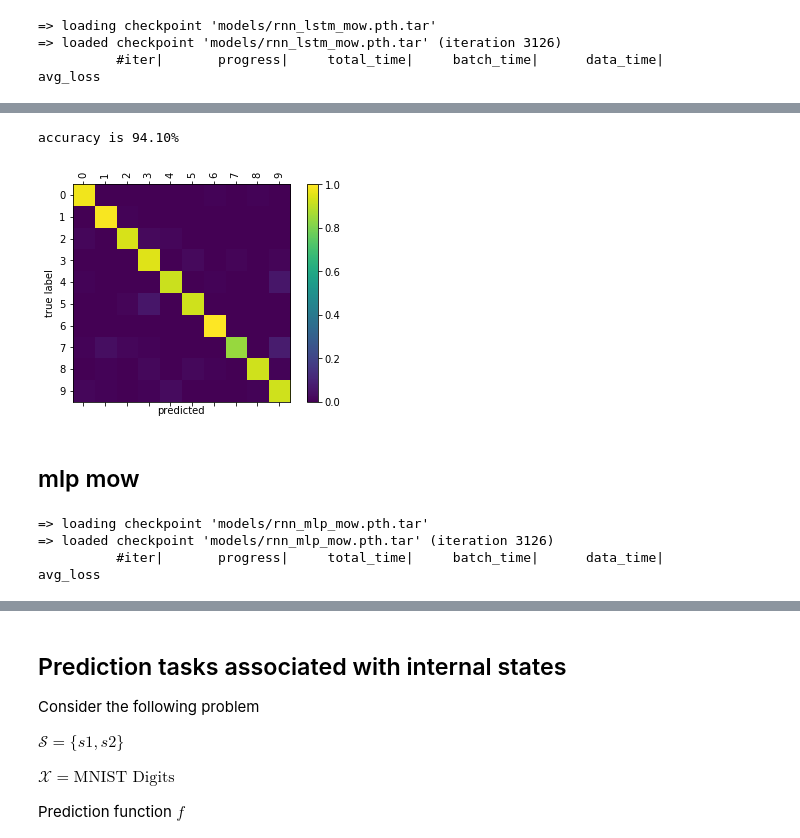
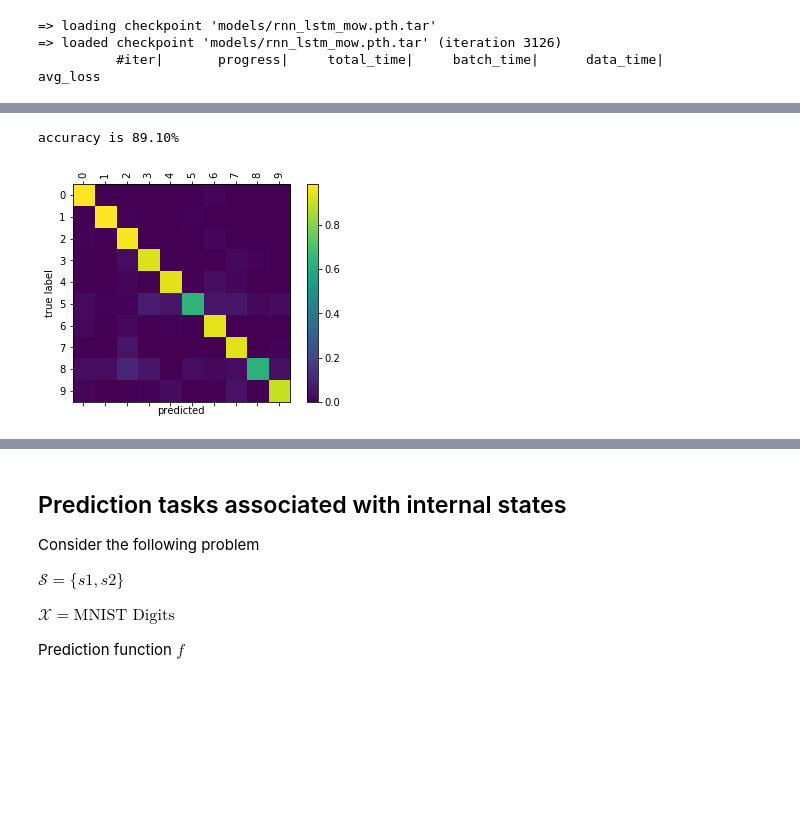
Before and after one commit to nathanwang000/sequence_fun, a Jupyter notebook: sequence_fun.ipynb, the cells around one changed output, grey strips where cells are left out. Saved outputs shown, nothing was run; the diff lists cells and outputs as text; code cells hidden in the pictures; blank space fills up the shorter version.

```diff
--- a/sequence_fun.ipynb
+++ b/sequence_fun.ipynb
@@ -24,11 +25,14 @@ from lib.data import TwoStateMNISTData
 # %%
 root = './mnist_data'
+use_gpu = None # select a gpu
 if not os.path.exists(root):
     os.mkdir(root)
 
 trans = transforms.Compose([transforms.ToTensor(), transforms.Normalize((0.5,), (1.0,))])
 # if not exist, download mnist dataset
-train_set = dset.MNIST(root=root, train=True, transform=trans, download=True)
+trainval_set = dset.MNIST(root=root, train=True, transform=trans, download=True)
+train_proportion = 0.8
+train_set, val_set = random_split_dataset(trainval_set, [train_proportion, 1-train_proportion])
 test_set = dset.MNIST(root=root, train=False, transform=trans, download=True)
 # %%
 #sample n_samples correctly classified examples
@@ -400,35 +617,11 @@ plt.show()
 # %%
 n_categories = 10
 test_data = MNIST_add_data(test_set)
 test_data.set_seq_length(min_length=1, max_length=1)
 
-evaluation = Evaluation(net, test_data)
+evaluation = Evaluation(net, test_data, use_gpu=use_gpu)
 confusion = evaluation.confusion(n_categories, n_confusion=1000)
 plot_confusion(confusion)
 # %% [output]
-accuracy is 94.10%
+accuracy is 89.10%
-[figure, old version]
+[figure, new version]
-# %% [markdown]
-## mlp mow
-# %%
-from lib.model import RNN_MLP_MoW
-
-n_hidden = 300
-n_categories = 10
-net = RNN_MLP_MoW(784, n_hidden, n_categories)
-savename = 'models/rnn_mlp_mow.pth.tar'
-net.setKT(2,3)
-
-optimizer = torch.optim.Adam(net.parameters())
-criterion = nn.NLLLoss()
-train_data = MNIST_add_data(train_set)
-train_data.set_seq_length(min_length=1, max_length=3)
-
-trainer = TrainSORNN(net, optimizer, criterion, train_data, save_filename=savename)
-if os.path.exists(savename):
-    trainer.load_checkpoint(savename)
-trainer.train()
-# %% [output]
-=> loading checkpoint 'models/rnn_mlp_mow.pth.tar'
-=> loaded checkpoint 'models/rnn_mlp_mow.pth.tar' (iteration 3126)
-          #iter|       progress|     total_time|     batch_time|      data_time|       avg_loss
```
Also changed, not shown: parts of 63 cells of this notebook, 7 other files.
